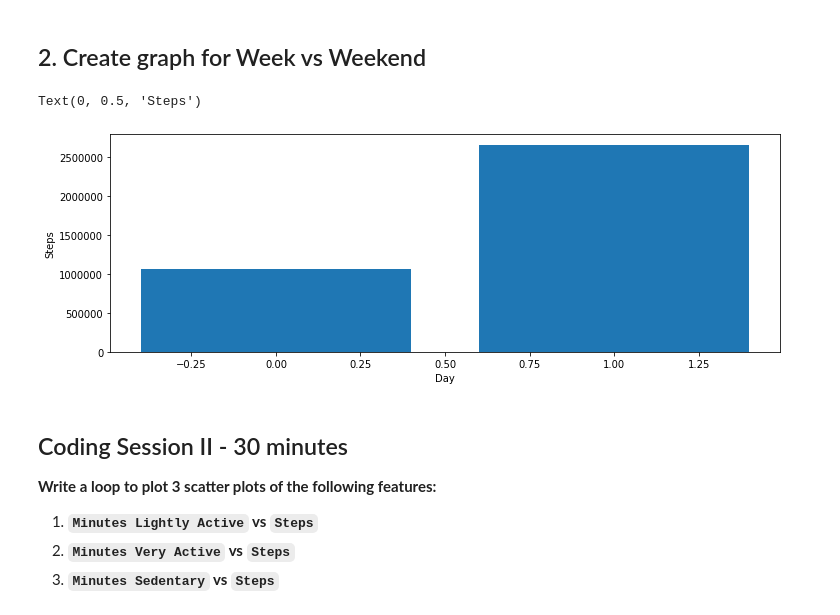
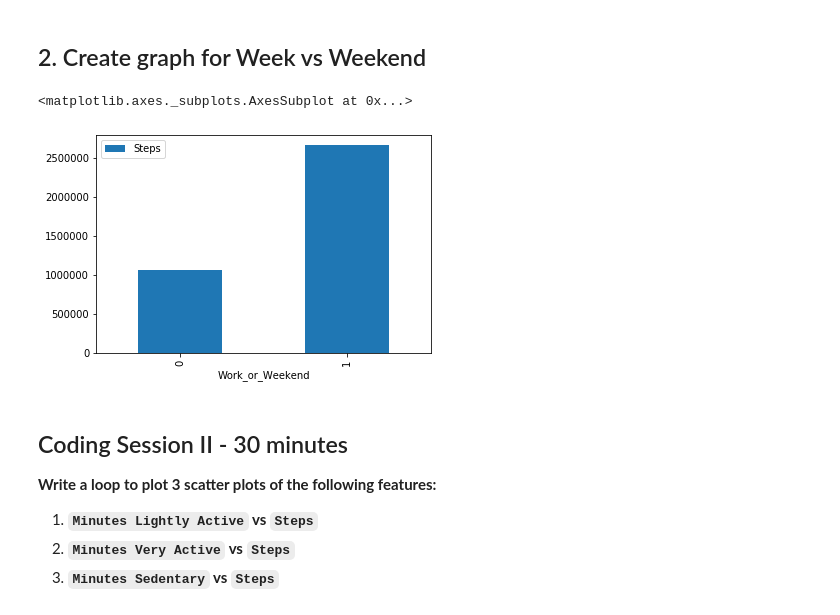
Before and after one commit to ilse-espino/data-ber-03-20, a Jupyter notebook: Labs/module-2_labs/03_data-visualization/02_lab-matplotlib-seaborn/your-code/challenge-2.ipynb, the cells around one changed output. Drawn from its saved outputs; the diff is of its cells as text; code cells hidden in the pictures.

Commit message:
adding project data thievs and labs week 3

```diff
--- a/Labs/module-2_labs/03_data-visualization/02_lab-matplotlib-seaborn/your-code/challenge-2.ipynb
+++ b/Labs/module-2_labs/03_data-visualization/02_lab-matplotlib-seaborn/your-code/challenge-2.ipynb
@@ -81,16 +97,25 @@ plt.xticks([1, 2, 3, 4, 5, 6, 7, 8, 9, 10, 11, 12], ["Jan", "Feb", "Mar", "Apr",
 # %%
 
 week_vs_weekend = fitbit.groupby(["Work_or_Weekend"]).agg({"Steps": "sum"})
+week_vs_weekend.plot(kind="bar")
+# fig, ax = plt.subplots(figsize=(12,4))
 
-fig, ax = plt.subplots(figsize=(12,4))
+# ax.bar(week_vs_weekend.index, week_vs_weekend["Steps"])
+# ax.set_xlabel("Day")
+# ax.set_ylabel("Steps")
 
-ax.bar(week_vs_weekend.index, week_vs_weekend["Steps"])
-ax.set_xlabel("Day")
-ax.set_ylabel("Steps")
-#plt.xticks([-0.25, 0, 0.25, 0.5, 0.75, 1, 1.25], [1, 0]);
+
+## Lab solution
+# weekday_steps = fitbit['Steps'].groupby(fitbit['Work_or_Weekend']).median().sort_values()
+# weekday_steps.plot(kind = 'bar',alpha = 0.5)
+# plt.ylabel('Median number of steps')
+# plt.title('Median Steps walked by Workdays and Weekend')
+# plt.xticks(list(range(2)),['Weekend','Workdays'])
+
+# plt.savefig('steps_work_weekend.png',bbox_inches='tight')
 # %% [output]
-Text(0, 0.5, 'Steps')
+<matplotlib.axes._subplots.AxesSubplot at 0x...>
-[figure, old version]
+[figure, new version]
 # %% [markdown]
 ## Coding Session II - 30 minutes
 
```
Also changed, not shown: parts of 3 cells of this notebook, 27 other files.
